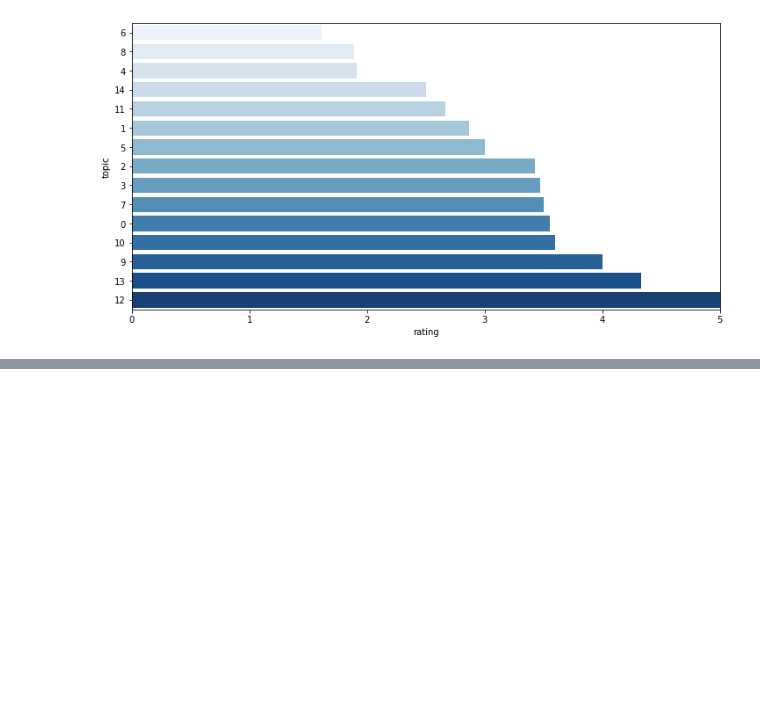
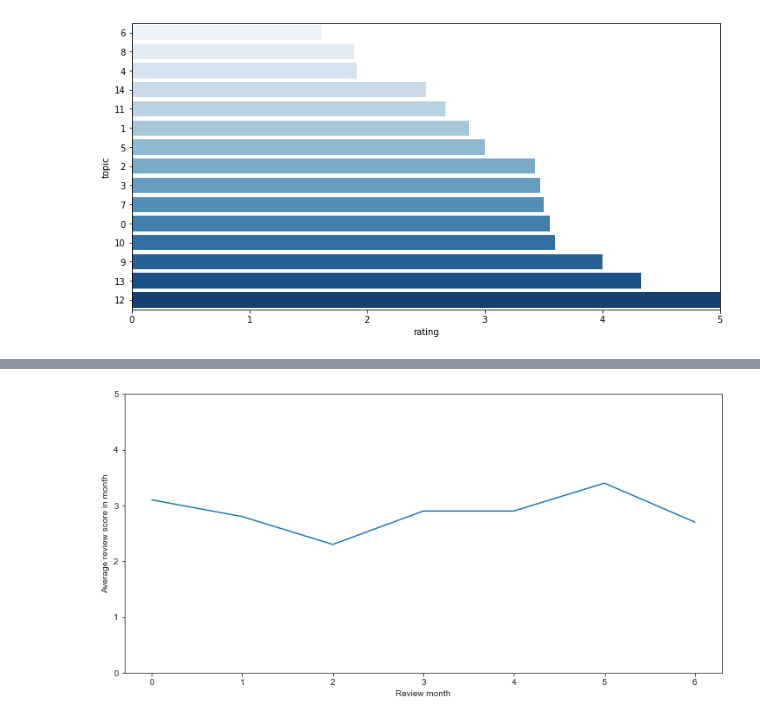
Before and after one commit to jack-cook-repo/reviews-tool, a Jupyter notebook: Big Easy CW Reviews (Tripadvisor).ipynb, the cells around one changed output, grey strips where cells are left out. Drawn from its saved outputs; the diff is of its cells as text; code cells hidden in the pictures; blank space fills up the shorter version.

```diff
--- a/Big Easy CW Reviews (Tripadvisor).ipynb
+++ b/Big Easy CW Reviews (Tripadvisor).ipynb
@@ -497,0 +513,26 @@ plt.show()
+# %%
+# Group reviews by weekday
+df_weekday_output = df_big_easy_eng.copy(deep=True)
+df_weekday_output['day_of_week'] = df_weekday_output['dateCreated'].dt.weekday
+df_weekday_output = df_weekday_output.groupby('day_of_week')['reviewRating'].agg(('mean','count')).reset_index()
+
+# Due to lockdown, some months have next to no reviews - set months with 5 or less reviews to score of 0
+#df_monthly_output.loc[df_monthly_output['count'] < 5, 'mean'] = 0
+df_weekday_output = df_weekday_output.query('count > 5')
+
+# Round 'mean' to 1 decimal place
+df_weekday_output['mean'] = df_weekday_output['mean'].map(lambda n: np.around(n, 1))
+
+# Plot
+plt.figure(figsize=(10,5), constrained_layout=True)
+chart = sns.lineplot(data=df_weekday_output,
+                     x='day_of_week',
+                     y='mean',
+                     palette='Blues')
+#chart.bar_label(chart.containers[0])
+plt.xlabel('Review month')
+plt.ylabel('Average review score in month')
+plt.ylim(0,5)
+plt.show()
+# %% [output]
+[figure, added]
```
Also changed, not shown: parts of 9 cells of this notebook.
